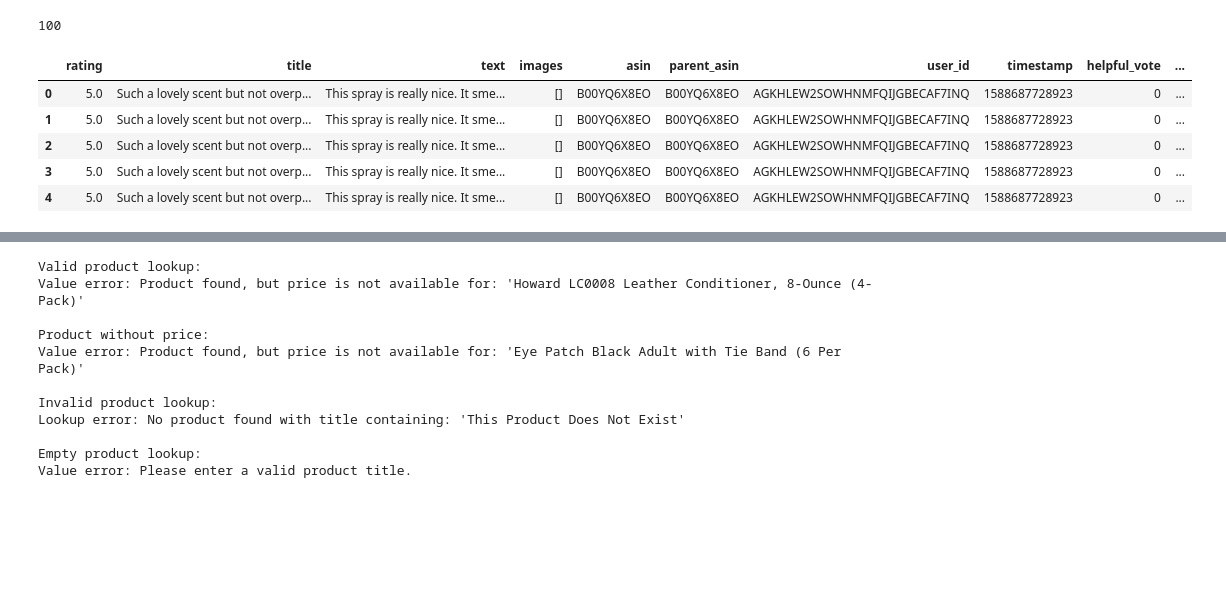
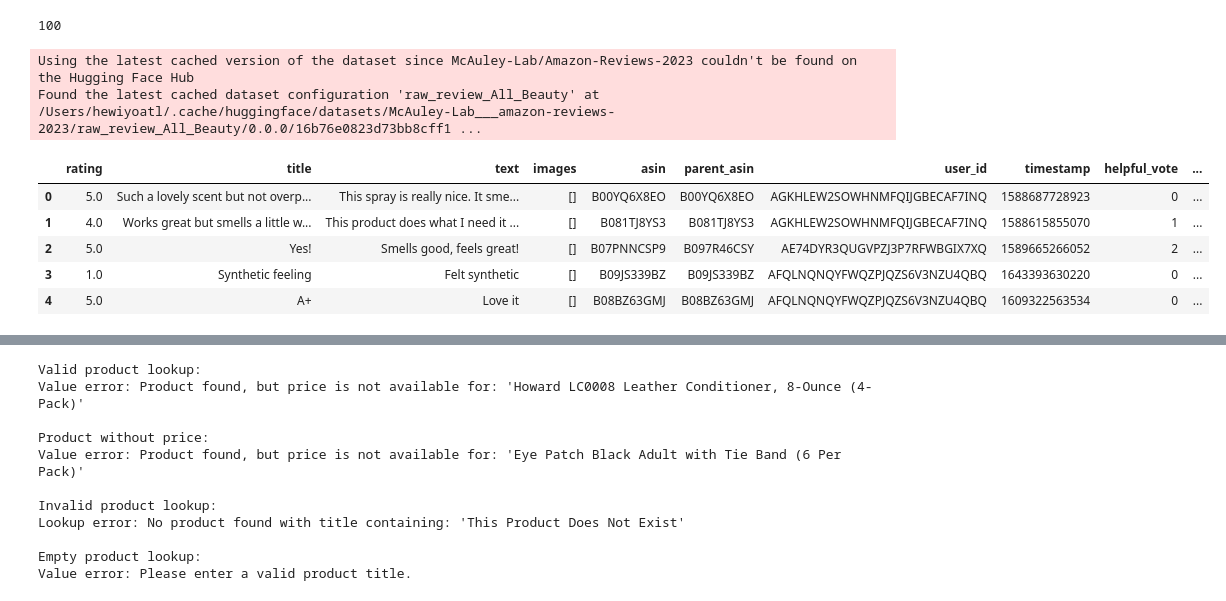
Before and after one commit to hewiyoatl/project1, a Jupyter notebook: project1.ipynb, the cells around one changed output, grey strips where cells are left out. Drawn from its saved outputs; the diff is of its cells as text; code cells hidden in the pictures; blank space fills up the shorter version.

```diff
--- a/project1.ipynb
+++ b/project1.ipynb
@@ -59,29 +75,37 @@ print(sample_size)
 # %%
 from datasets import load_dataset
 import pandas as pd
 
 sample_size = 100
+samples = []
 
 reviews_stream = load_dataset(
     "McAuley-Lab/Amazon-Reviews-2023",
     "raw_review_All_Beauty",
     split="full",
     streaming=True
 )
 
 # Fetch 100 samples using next()
-samples = [next(iter(reviews_stream))
-           for _ in range(sample_size)]
+# stream_iter = iter(reviews_stream)
+# samples = [next(stream_iter) for _ in range(sample_size)]
+for i, item in enumerate(reviews_stream):
+    samples.append(item)
+    if i + 1 >= sample_size:
+        break
+
 
 reviews_df = pd.DataFrame(samples)
 reviews_df.head()
 # %% [output]
+Using the latest cached version of the dataset since McAuley-Lab/Amazon-Reviews-2023 couldn't be found on the Hugging Face Hub
+Found the latest cached dataset configuration 'raw_review_All_Beauty' at /Users/hewiyoatl/.cache/huggingface/datasets/McAuley-Lab___amazon-reviews-2023/raw_review_All_Beauty/0.0.0/16b76e0823d73bb8cff1 ...
 |  | rating | title | text | images | asin | parent_asin | user_id | timestamp | helpful_vote | ... |
 | 0 | 5.0 | Such a lovely scent but not overp... | This spray is really nice. It sme... | [] | B00YQ6X8EO | B00YQ6X8EO | AGKHLEW2SOWHNMFQIJGBECAF7INQ | 1588687728923 | 0 | ... |
-| 1 | 5.0 | Such a lovely scent but not overp... | This spray is really nice. It sme... | [] | B00YQ6X8EO | B00YQ6X8EO | AGKHLEW2SOWHNMFQIJGBECAF7INQ | 1588687728923 | 0 | ... |
-| 2 | 5.0 | Such a lovely scent but not overp... | This spray is really nice. It sme... | [] | B00YQ6X8EO | B00YQ6X8EO | AGKHLEW2SOWHNMFQIJGBECAF7INQ | 1588687728923 | 0 | ... |
-| 3 | 5.0 | Such a lovely scent but not overp... | This spray is really nice. It sme... | [] | B00YQ6X8EO | B00YQ6X8EO | AGKHLEW2SOWHNMFQIJGBECAF7INQ | 1588687728923 | 0 | ... |
-| 4 | 5.0 | Such a lovely scent but not overp... | This spray is really nice. It sme... | [] | B00YQ6X8EO | B00YQ6X8EO | AGKHLEW2SOWHNMFQIJGBECAF7INQ | 1588687728923 | 0 | ... |
+| 1 | 4.0 | Works great but smells a little w... | This product does what I need it ... | [] | B081TJ8YS3 | B081TJ8YS3 | AGKHLEW2SOWHNMFQIJGBECAF7INQ | 1588615855070 | 1 | ... |
+| 2 | 5.0 | Yes! | Smells good, feels great! | [] | B07PNNCSP9 | B097R46CSY | AE74DYR3QUGVPZJ3P7RFWBGIX7XQ | 1589665266052 | 2 | ... |
+| 3 | 1.0 | Synthetic feeling | Felt synthetic | [] | B09JS339BZ | B09JS339BZ | AFQLNQNQYFWQZPJQZS6V3NZU4QBQ | 1643393630220 | 0 | ... |
+| 4 | 5.0 | A+ | Love it | [] | B08BZ63GMJ | B08BZ63GMJ | AFQLNQNQYFWQZPJQZS6V3NZU4QBQ | 1609322563534 | 0 | ... |
 # %%
 reviews_df.info()
 # %% [output]
```
Also changed, not shown: parts of 12 cells of this notebook.
